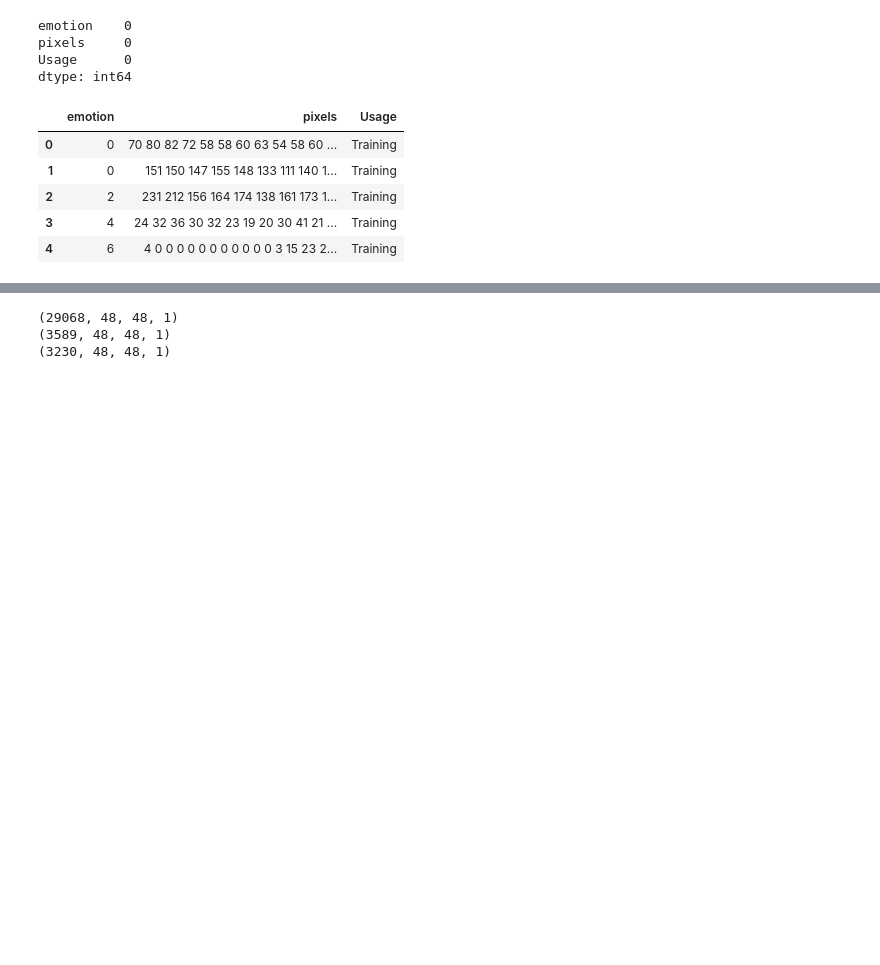
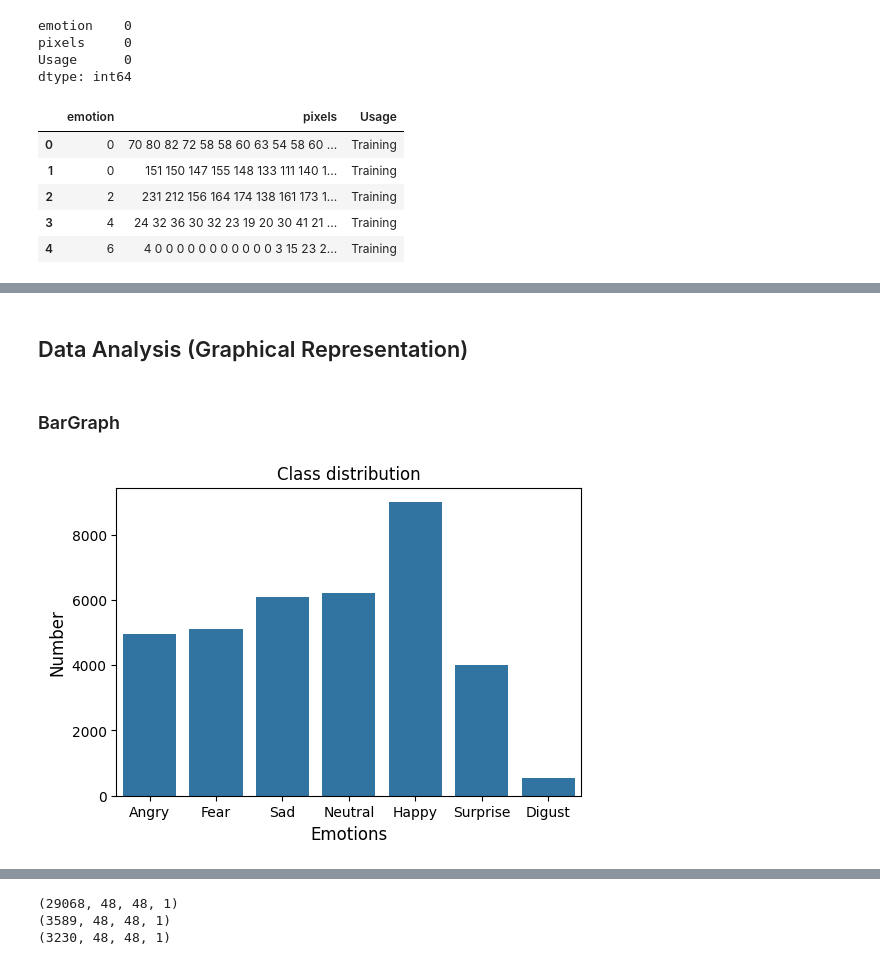
Before and after one commit to apurv-sgh/Facial-Emotion-Recognition-System, a Jupyter notebook: Notebook/Facial_Emotion_Recognition_System.ipynb, the cells around one changed output, grey strips where cells are left out. Saved outputs shown, nothing was run; the diff lists cells and outputs as text; code cells hidden in the pictures; blank space fills up the shorter version.

```diff
--- a/Notebook/Facial_Emotion_Recognition_System.ipynb
+++ b/Notebook/Facial_Emotion_Recognition_System.ipynb
@@ -177,0 +76,14 @@ X_train, X_val, y_train, y_val = train_test_split(X_train, y_train, test_size=0.
+# %% [markdown]
+## Data Analysis (Graphical Representation)
+# %% [markdown]
+###  BarGraph
+# %%
+# Plotting a bar graph
+plt.figure(figsize=(6,4))
+sns.barplot(x=emotion_counts.emotion, y=emotion_counts.number)
+plt.title('Class distribution')
+plt.ylabel('Number', fontsize=12)
+plt.xlabel('Emotions', fontsize=12)
+plt.show()
+# %% [output]
+[figure, added]
```
Also changed, not shown: parts of 77 cells of this notebook, 2 other files.
